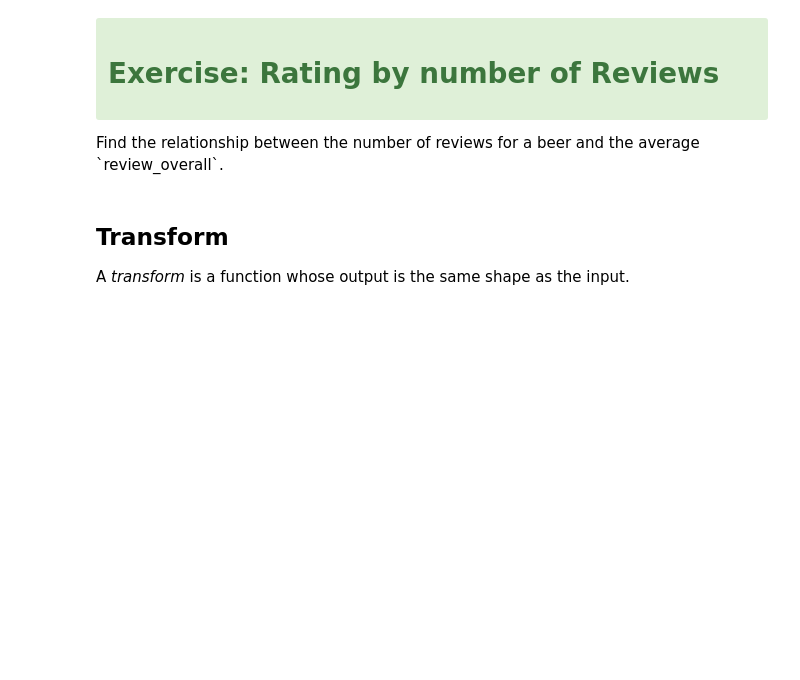
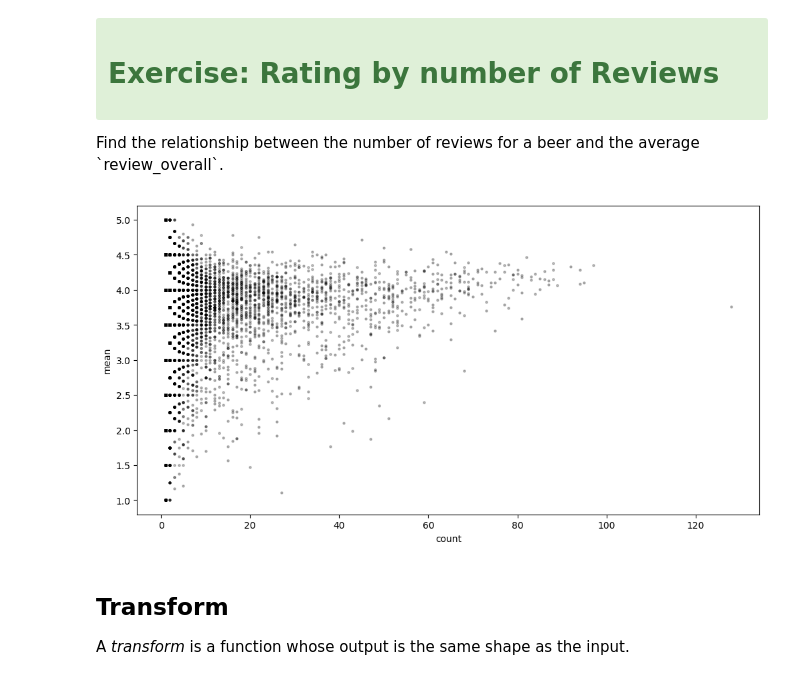
Before and after one commit to umeshraj/Pandas-Tutorial-SciPyConf-2018, a Jupyter notebook: notebooks/03-Groupby.ipynb, the cells around one changed output. Drawn from its saved outputs; the diff is of its cells as text; code cells hidden in the pictures; blank space fills up the shorter version.

```diff
--- a/notebooks/03-Groupby.ipynb
+++ b/notebooks/03-Groupby.ipynb
@@ -178,3 +278,12 @@ df.groupby(['brewer_id', 'beer_name'])[review_cols].agg(['mean', 'min', 'max', '
+# %%
+# %load solutions/groupby_01.py
+(df.groupby('beer_id')
+   .review_overall
+   .agg(['mean', 'count'])
+   .plot.scatter(x='count', y='mean', color='k',
+                 marker='.', alpha=.25));
+# %% [output]
+[figure, added]
 # %% [markdown]
 ## Transform
 
```
Also changed, not shown: parts of 12 cells of this notebook.
